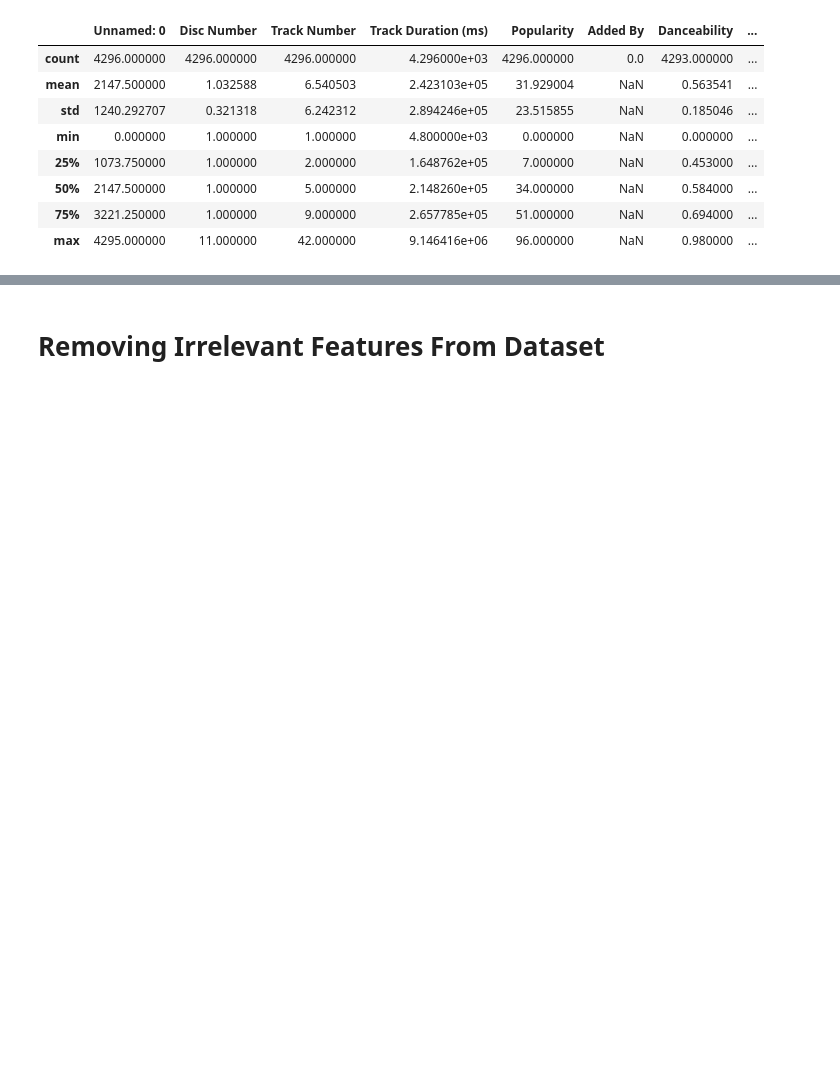
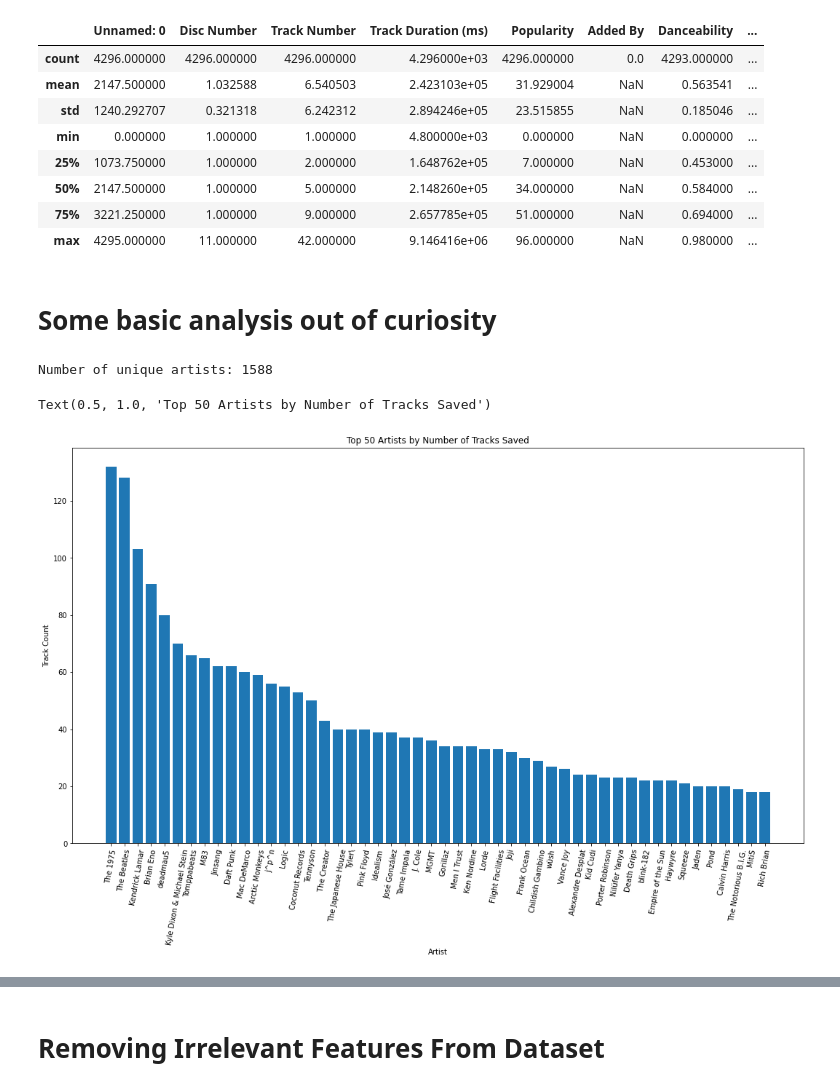
Before and after one commit to nullmaxwell/learnify, a Jupyter notebook: main.ipynb, the cells around one changed output, grey strips where cells are left out. Drawn from its saved outputs; the diff is of its cells as text; code cells hidden in the pictures; blank space fills up the shorter version.

```diff
--- a/main.ipynb
+++ b/main.ipynb
@@ -41,3 +41,29 @@ labeled_songs.describe()
 | 50% | 2147.500000 | 1.000000 | 5.000000 | 2.148260e+05 | 34.000000 | NaN | 0.584000 | ... |
 | 75% | 3221.250000 | 1.000000 | 9.000000 | 2.657785e+05 | 51.000000 | NaN | 0.694000 | ... |
 | max | 4295.000000 | 11.000000 | 42.000000 | 9.146416e+06 | 96.000000 | NaN | 0.980000 | ... |
+# %% [markdown]
+# Some basic analysis out of curiosity
+# %%
+analysis_data = labeled_songs.copy()
+# %%
+from collections import defaultdict
+artists = defaultdict(int)
+for i,song in analysis_data.iterrows():
+	for musician in song['Artist Name(s)'].split(','):
+		artists[musician] += 1
+
+artists = pd.DataFrame(artists.items(), columns=['Artist', 'Track Count']).sort_values('Track Count', ascending=False).reset_index(drop=True)
+
+print("Number of unique artists: " + str(len(analysis_data['Artist Name(s)'].unique())))
+# %% [output]
+Number of unique artists: 1588
+# %%
+plt.figure(figsize=(18, 10))
+plt.bar(artists['Artist'][:50], artists['Track Count'][:50])
+plt.xticks(rotation=80)
+plt.xlabel(artists.columns[0])
+plt.ylabel(artists.columns[1])
+plt.title('Top 50 Artists by Number of Tracks Saved')
+# %% [output]
+Text(0.5, 1.0, 'Top 50 Artists by Number of Tracks Saved')
+[figure, added]
```
Also changed, not shown: parts of 16 cells of this notebook.
